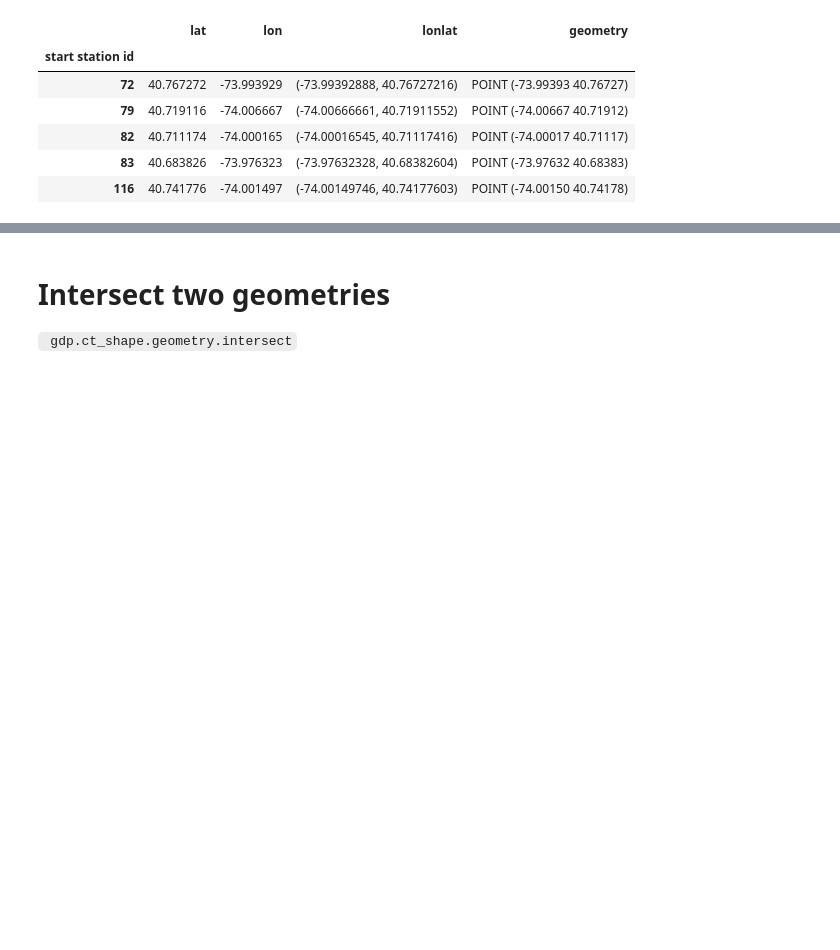
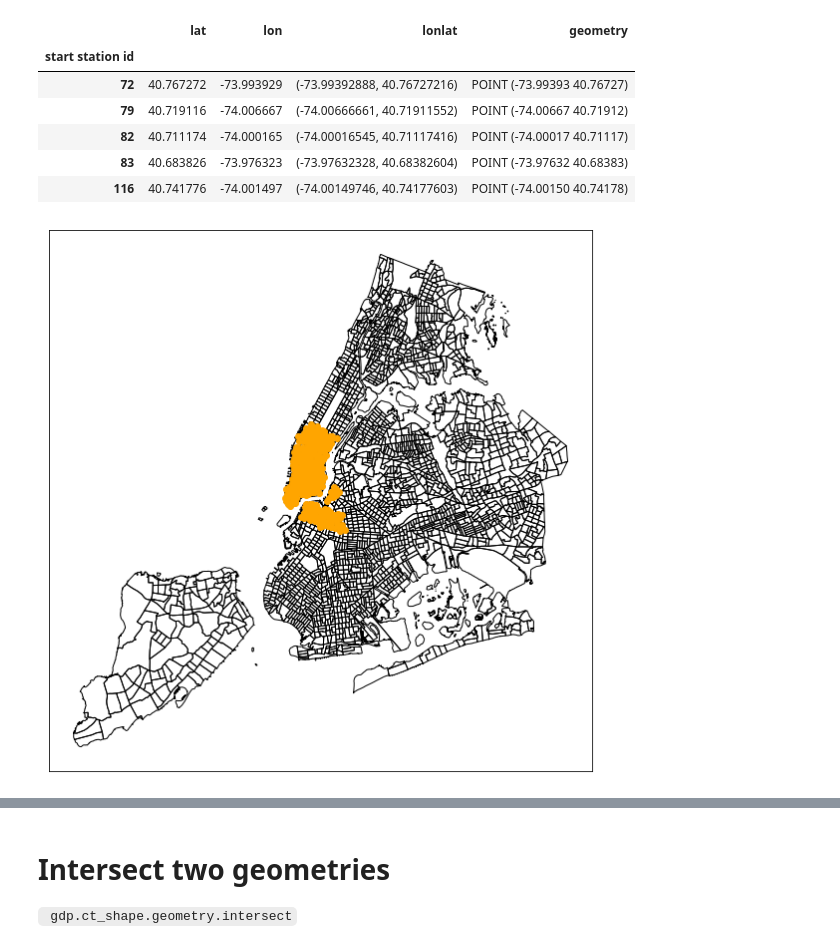
Before and after one commit to fedhere/PUS2020_FBianco, a Jupyter notebook: classdemo/GeospatialAnalysis_CitiBike.ipynb, the cells around one changed output, grey strips where cells are left out. Saved outputs shown, nothing was run; the diff lists cells and outputs as text; code cells hidden in the pictures; blank space fills up the shorter version.

```diff
--- a/classdemo/GeospatialAnalysis_CitiBike.ipynb
+++ b/classdemo/GeospatialAnalysis_CitiBike.ipynb
@@ -367,9 +367,12 @@ ct_shape.boundary.plot();
 # %%
 f, ax = plt.subplots(figsize=(10,10))
 ax.get_xaxis().set_visible(False)
 ax.get_yaxis().set_visible(False)
-ct_shape.boundary.plot(ax=ax, alpha=0.5)
+#ct_shape.boundary.plot(ax=ax, alpha=0.5)
+ct_shape.plot(ax=ax, color="None", edgecolor='k')
 station_id.plot(ax=ax, c='orange');
+# %% [output]
+[figure, added]
 # %%
 f, ax = plt.subplots(figsize=(10,10))
 ax.get_xaxis().set_visible(False)
```
Also changed, not shown: parts of 1 cell of this notebook.
